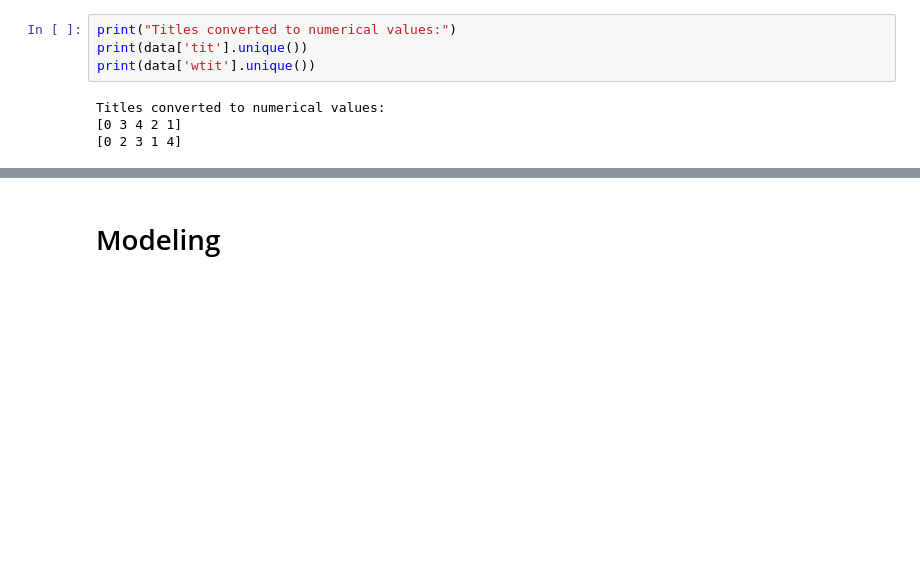
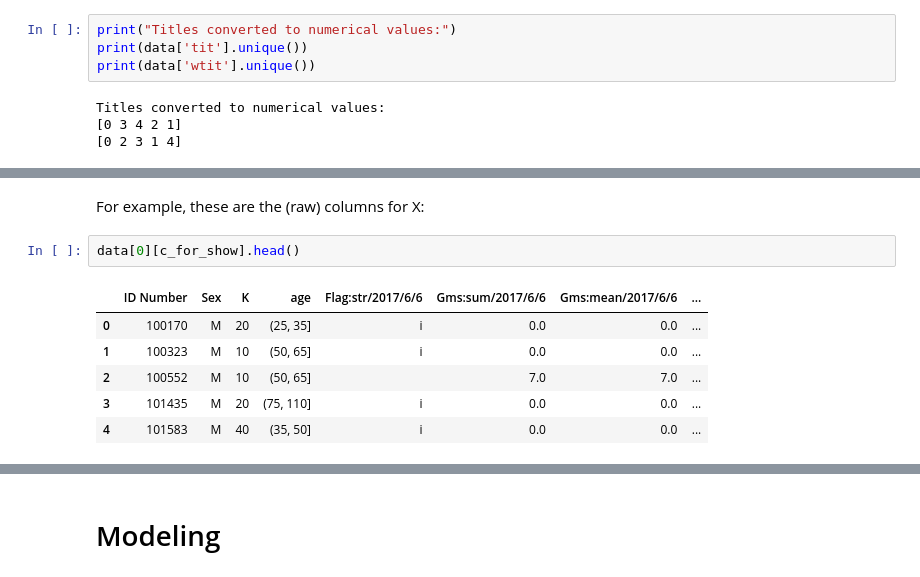
Before and after one commit to gabikadlecova/ds_report, a Jupyter notebook: report_final.ipynb, the cells around one changed output, grey strips where cells are left out. Cells and saved outputs as stored; diff of their text form; blank space fills up the shorter version.

```diff
--- a/report_final.ipynb
+++ b/report_final.ipynb
@@ -270,0 +388,11 @@ Titles converted to numerical values:
+# %% [markdown]
+For example, these are the (raw) columns for X:
+# %%
+data[0][c_for_show].head()
+# %% [output]
+|  | ID Number | Sex | K | age | Flag:str/2017/6/6 | Gms:sum/2017/6/6 | Gms:mean/2017/6/6 | ... |
+| 0 | 100170 | M | 20 | (25, 35] | i | 0.0 | 0.0 | ... |
+| 1 | 100323 | M | 10 | (50, 65] | i | 0.0 | 0.0 | ... |
+| 2 | 100552 | M | 10 | (50, 65] |  | 7.0 | 7.0 | ... |
+| 3 | 101435 | M | 20 | (75, 110] | i | 0.0 | 0.0 | ... |
+| 4 | 101583 | M | 40 | (35, 50] | i | 0.0 | 0.0 | ... |
```
Also changed, not shown: parts of 10 cells of this notebook.
